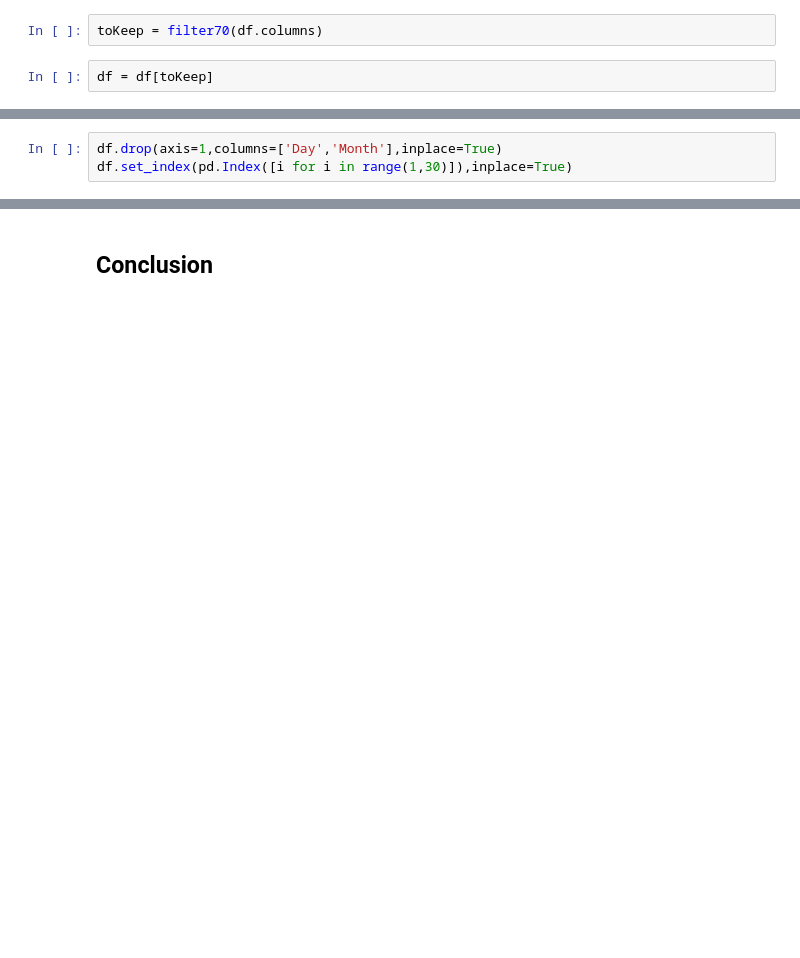
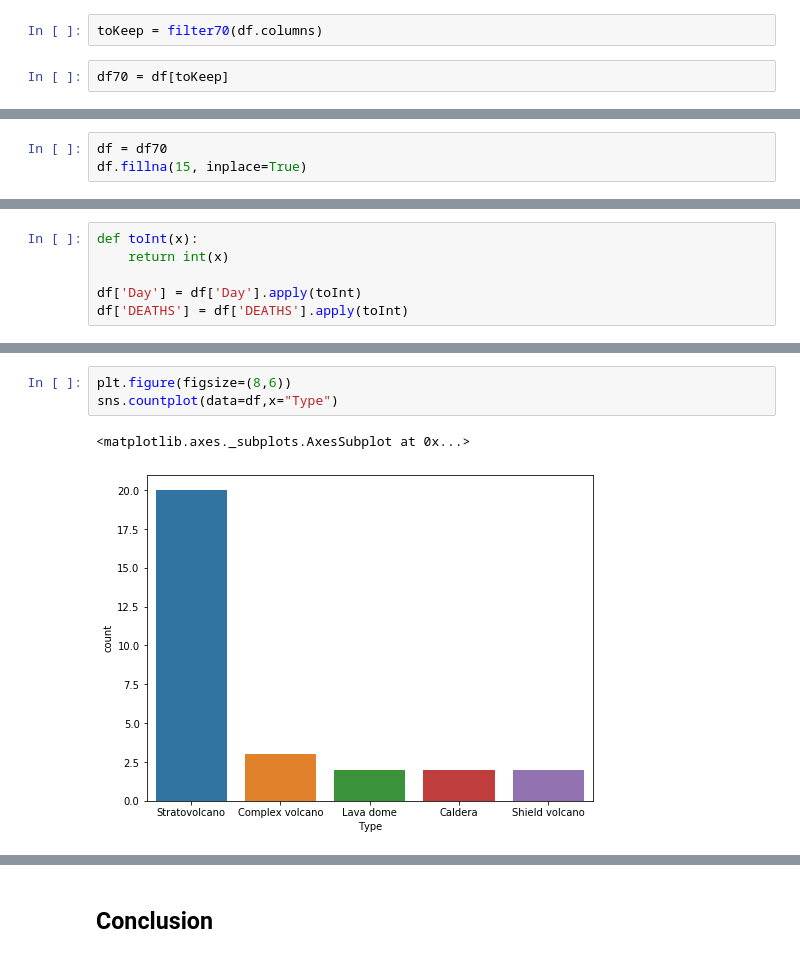
Before and after one commit to kolo-kaahanui/DataAnalytics, a Jupyter notebook: Project1.ipynb, the cells around one changed output, grey strips where cells are left out. Drawn from its saved outputs; the diff is of its cells as text; blank space fills up the shorter version.

```diff
--- a/Project1.ipynb
+++ b/Project1.ipynb
@@ -106,4 +150,4 @@ def filter70(cols):
 # %%
 toKeep = filter70(df.columns)
 # %%
-df = df[toKeep]
+df70 = df[toKeep]
@@ -109,0 +179,3 @@ df = df[toKeep]
+# %%
+df = df70
+df.fillna(15, inplace=True)
@@ -139,3 +206,0 @@ We could research these events and fill in the exact "Day" value. We could also
-# %%
-df.drop(axis=1,columns=['Day','Month'],inplace=True)
-df.set_index(pd.Index([i for i in range(1,30)]),inplace=True)
@@ -141,0 +209,6 @@ df.set_index(pd.Index([i for i in range(1,30)]),inplace=True)
+# %%
+def toInt(x):
+    return int(x)
+
+df['Day'] = df['Day'].apply(toInt)
+df['DEATHS'] = df['DEATHS'].apply(toInt)
@@ -141,0 +222,6 @@ df.set_index(pd.Index([i for i in range(1,30)]),inplace=True)
+# %%
+plt.figure(figsize=(8,6))
+sns.countplot(data=df,x="Type")
+# %% [output]
+<matplotlib.axes._subplots.AxesSubplot at 0x...>
+[figure, added]
```
Also changed, not shown: parts of 78 cells of this notebook.
